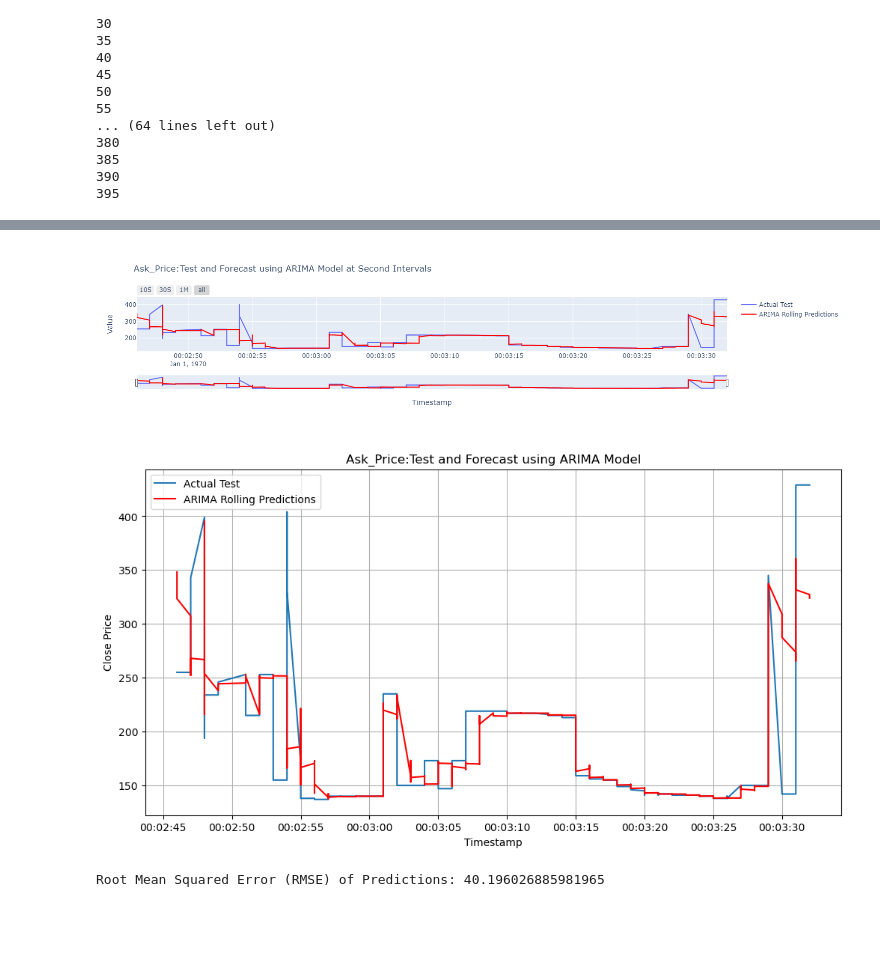
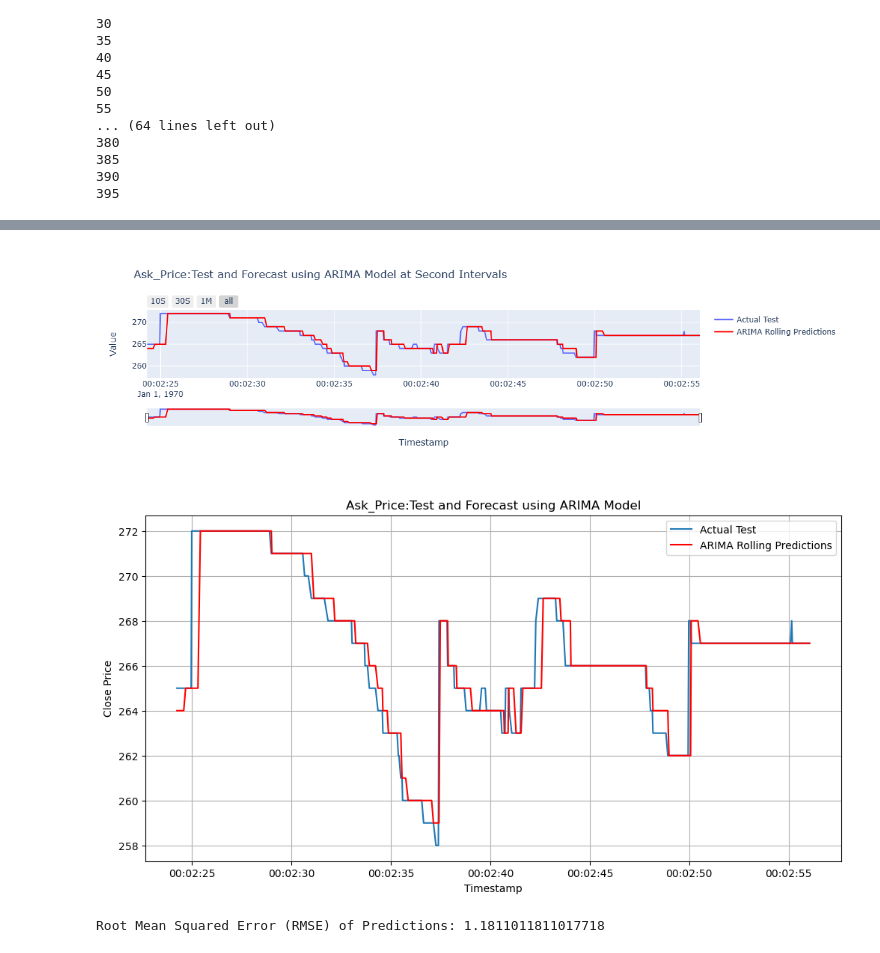
Before and after one commit to UoB-DSMP-2023-24/dsmp-2024-group17, a Jupyter notebook: Arima-ask.ipynb, the cells around one changed output, grey strips where cells are left out. Saved outputs shown, nothing was run; the diff lists cells and outputs as text; code cells hidden in the pictures; blank space fills up the shorter version.

```diff
--- a/Arima-ask.ipynb
+++ b/Arima-ask.ipynb
@@ -3,7 +3,7 @@ import pandas as pd
 import numpy as np
 import ast
 # %%
-file_path = 'UoB_Set01_2025-05-16LOBs.txt'
+file_path = 'UoB_Set01_2025-01-02LOBs.txt'
 # %%
 # Parsing single-line text
 def parse_line_corrected(line):
@@ -232,7 +232,6 @@ df_final_filtered
 # Convert 'timestamp' to a datetime index (assuming timestamps are already in a proper format or sequence)
 df_final_filtered['timestamp'] = pd.to_datetime(df_final_filtered['timestamp'], unit='s')
 df_final_filtered.set_index('timestamp', inplace=True)
-df_final_filtered.index = df_final_filtered.index.to_period('S')
 # %%
 df_final_filtered
 # %% [output]
@@ -339,7 +341,7 @@ predictions = []
 predictions = [None] * len(test)
 for t in range(0, len(test), update_frequency):
     # Fit the ARIMA model on the current history
-    model = ARIMA(history, order=(2,1,1))
+    model = ARIMA(history, order=(0,1,0))
     model_fit = model.fit()
 
     # Make predictions for the next 5 steps
@@ -378,37 +380,37 @@ predictions_series = pd.Series(predictions, index=test.index)
 # %%
 import plotly.graph_objs as go
 
 fig = go.Figure()
-test_datetime_index = test.index.to_timestamp()
-predictions_datetime_index = predictions_series.index.to_timestamp()
-fig.add_trace(go.Scatter(x=test_datetime_index, y=test, mode='lines', name='Actual Test'))
-fig.add_trace(go.Scatter(x=predictions_datetime_index, y=predictions_series, mode='lines', name='ARIMA Rolling Predictions', line=dict(color='red')))
+
+
+fig.add_trace(go.Scatter(x=test.index, y=test, mode='lines', name='Actual Test'))
+fig.add_trace(go.Scatter(x=predictions_series.index, y=predictions_series, mode='lines', name='ARIMA Rolling Predictions', line=dict(color='red')))
 fig.update_layout(
     title='Ask_Price:Test and Forecast using ARIMA Model at Second Intervals',
     xaxis_title='Timestamp',
     yaxis_title='Value',
     xaxis=dict(
         rangeselector=dict(
             buttons=list([
                 dict(count=10, label="10S", step="second", stepmode="backward"),
                 dict(count=30, label="30S", step="second", stepmode="backward"),
                 dict(count=1, label="1M", step="minute", stepmode="backward"),
                 dict(step="all")
             ])
         ),
         rangeslider=dict(visible=True),
         type="date"
     )
 )
 
 fig.show()
 # %% [output]
 [interactive output not drawn]
-[figure, old version]
+[figure, new version]
 # %%
 plt.figure(figsize=(12, 6))
-plt.plot(test_datetime_index, test.values, label='Actual Test')
-plt.plot(predictions_datetime_index, predictions_series.values, label='ARIMA Rolling Predictions', color='red')
+plt.plot(test.index, test.values, label='Actual Test')
+plt.plot(predictions_series.index, predictions_series.values, label='ARIMA Rolling Predictions', color='red')
 plt.title('Ask_Price:Test and Forecast using ARIMA Model')
 plt.xlabel('Timestamp')
 plt.ylabel('Close Price')
@@ -416,4 +418,4 @@ plt.legend()
 plt.grid(True)
 plt.show()
 # %% [output]
-[figure, old version]
+[figure, new version]
@@ -423,4 +427,4 @@ from sklearn.metrics import mean_squared_error
 rmse = np.sqrt(mean_squared_error(test, predictions))
 print(f"Root Mean Squared Error (RMSE) of Predictions: {rmse}")
 # %% [output]
-Root Mean Squared Error (RMSE) of Predictions: 40.196026885981965
+Root Mean Squared Error (RMSE) of Predictions: 1.1811011811017718
```
Also changed, not shown: parts of 13 cells of this notebook.
